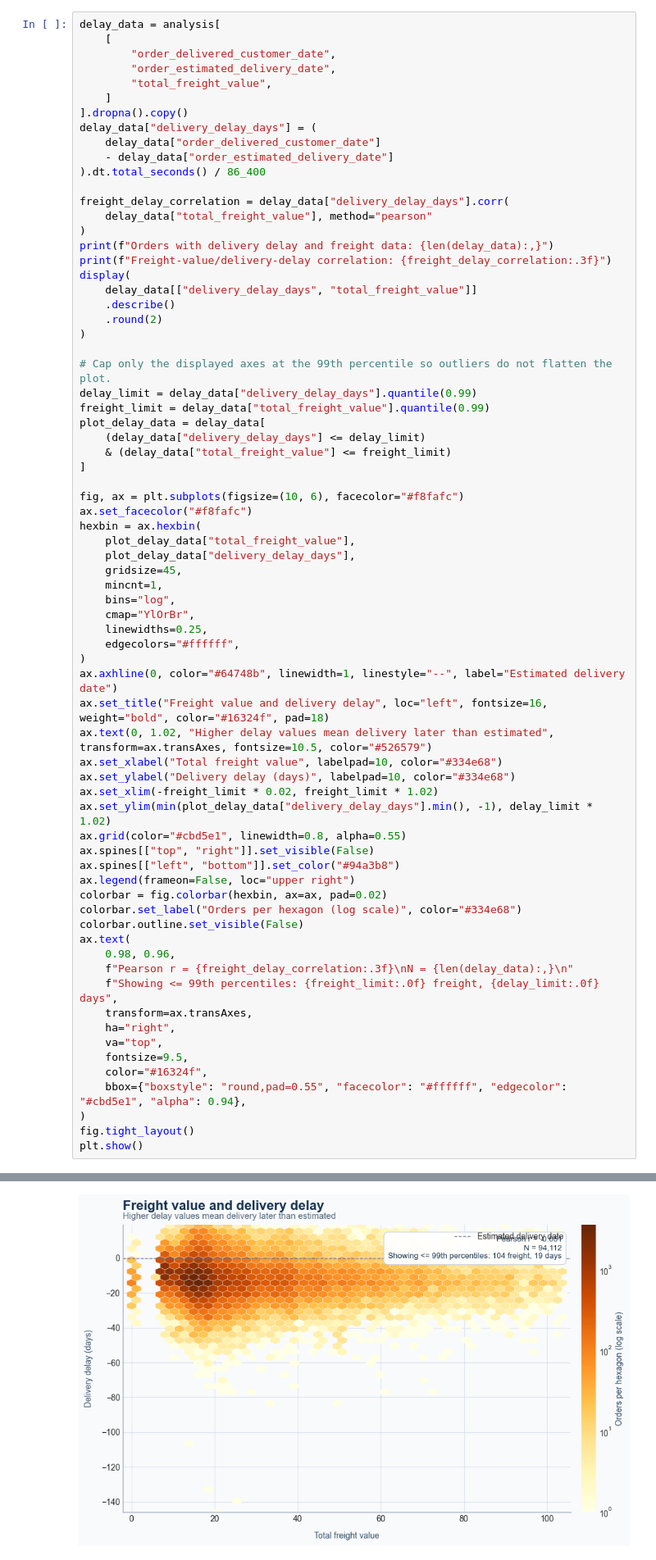
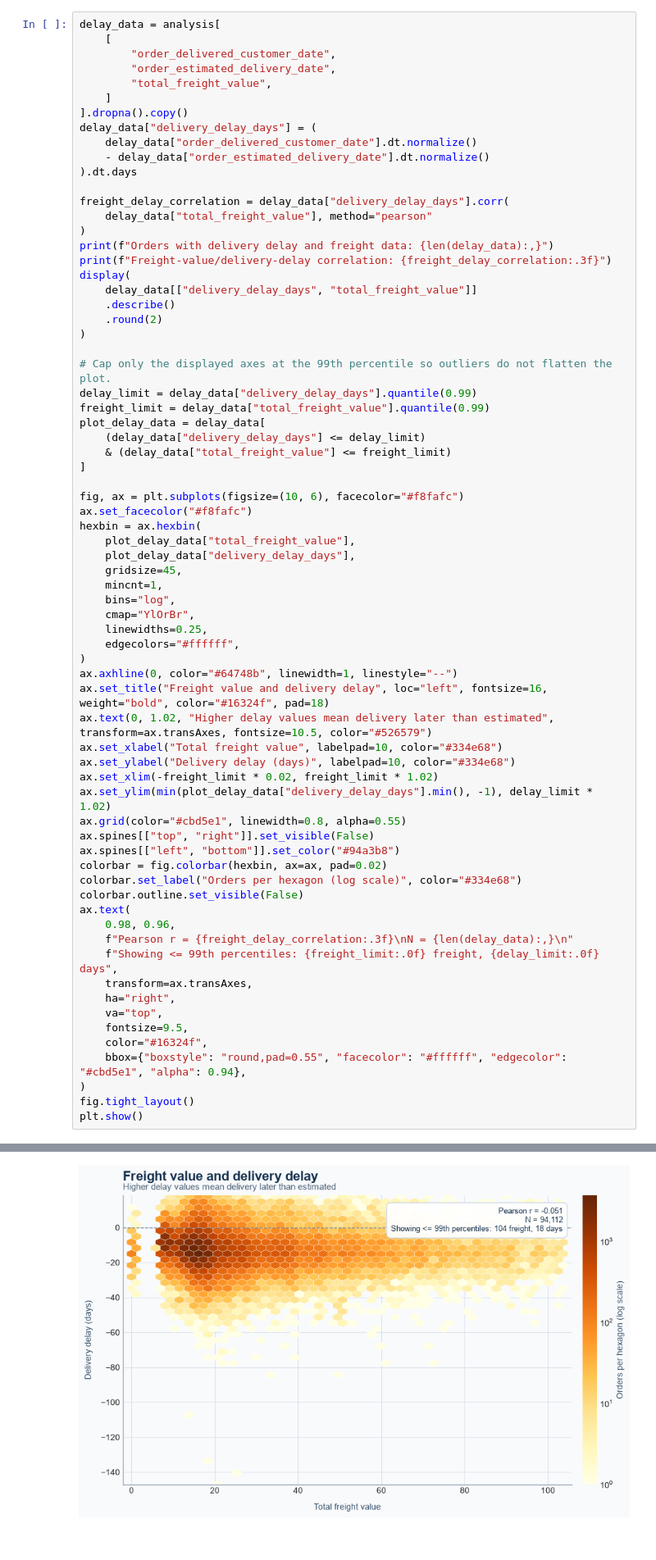
Before and after one commit to YuanJiayi/Team6_IT5006_Ecommerce_Analytics_AY2627Sem1, a Jupyter notebook: notebooks/phase1/route_distance_review_correlation.ipynb, the cells around one changed output, grey strips where cells are left out. Shown at 82% size. Drawn from its saved outputs; the diff is of its cells as text.

```diff
--- a/notebooks/phase1/route_distance_review_correlation.ipynb
+++ b/notebooks/phase1/route_distance_review_correlation.ipynb
@@ -416,9 +419,9 @@ delay_data = analysis[
     ]
 ].dropna().copy()
 delay_data["delivery_delay_days"] = (
-    delay_data["order_delivered_customer_date"]
-    - delay_data["order_estimated_delivery_date"]
-).dt.total_seconds() / 86_400
+    delay_data["order_delivered_customer_date"].dt.normalize()
+    - delay_data["order_estimated_delivery_date"].dt.normalize()
+).dt.days
 
 freight_delay_correlation = delay_data["delivery_delay_days"].corr(
     delay_data["total_freight_value"], method="pearson"
@@ -451,7 +454,7 @@ hexbin = ax.hexbin(
     linewidths=0.25,
     edgecolors="#ffffff",
 )
-ax.axhline(0, color="#64748b", linewidth=1, linestyle="--", label="Estimated delivery date")
+ax.axhline(0, color="#64748b", linewidth=1, linestyle="--")
 ax.set_title("Freight value and delivery delay", loc="left", fontsize=16, weight="bold", color="#16324f", pad=18)
 ax.text(0, 1.02, "Higher delay values mean delivery later than estimated", transform=ax.transAxes, fontsize=10.5, color="#526579")
 ax.set_xlabel("Total freight value", labelpad=10, color="#334e68")
@@ -461,7 +464,6 @@ ax.set_ylim(min(plot_delay_data["delivery_delay_days"].min(), -1), delay_limit *
 ax.grid(color="#cbd5e1", linewidth=0.8, alpha=0.55)
 ax.spines[["top", "right"]].set_visible(False)
 ax.spines[["left", "bottom"]].set_color("#94a3b8")
-ax.legend(frameon=False, loc="upper right")
 colorbar = fig.colorbar(hexbin, ax=ax, pad=0.02)
 colorbar.set_label("Orders per hexagon (log scale)", color="#334e68")
 colorbar.outline.set_visible(False)
@@ -493,4 +495,4 @@ Freight-value/delivery-delay correlation: -0.051
-[figure, old version]
+[figure, new version]
 # %% [markdown]
 ## Simpler view: binned freight values
 
```
Also changed, not shown: parts of 10 cells of this notebook, 10 other files.
